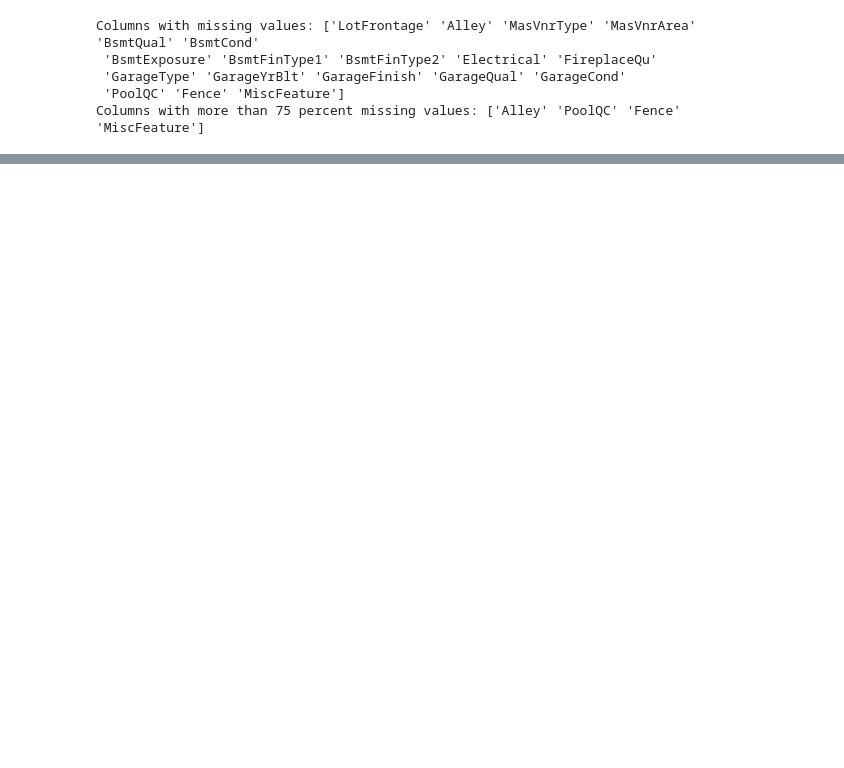
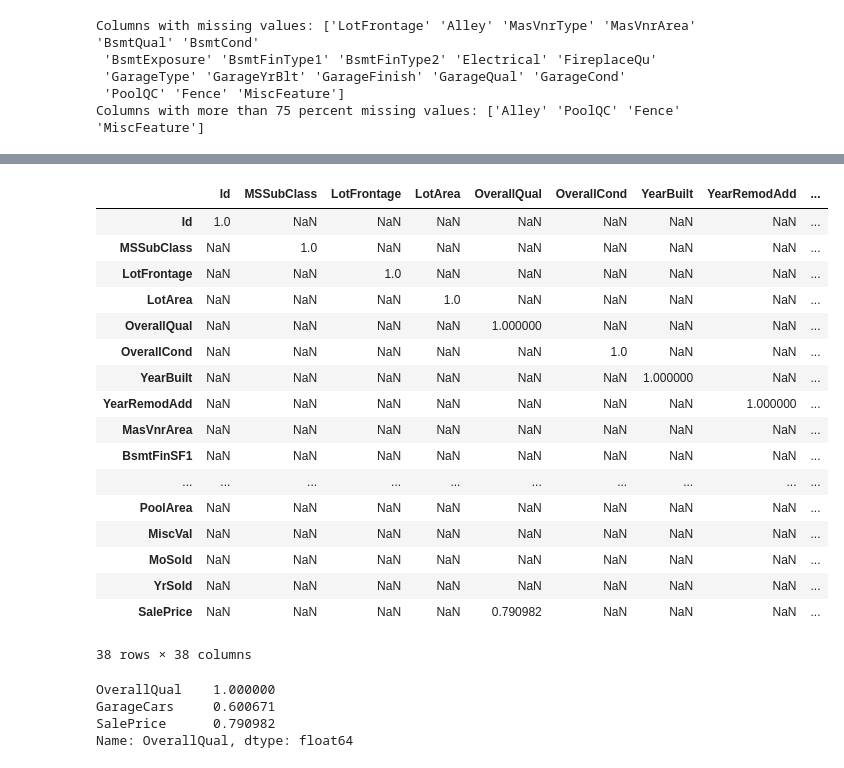
Before and after one commit to dpgochev/housing-market-predictions, a Jupyter notebook: src/data analysis.ipynb, the cells around one changed output, grey strips where cells are left out. Cells and saved outputs as stored; diff of their text form; code cells hidden in the pictures; blank space fills up the shorter version.

```diff
--- a/src/data analysis.ipynb
+++ b/src/data analysis.ipynb
@@ -196,0 +133,28 @@ sub_df.to_csv('../output/xgboost_submission.csv',index=False)
+# %%
+(correlation[correlation>0.6])
+# %% [output]
+|  | Id | MSSubClass | LotFrontage | LotArea | OverallQual | OverallCond | YearBuilt | YearRemodAdd | ... |
+| Id | 1.0 | NaN | NaN | NaN | NaN | NaN | NaN | NaN | ... |
+| MSSubClass | NaN | 1.0 | NaN | NaN | NaN | NaN | NaN | NaN | ... |
+| LotFrontage | NaN | NaN | 1.0 | NaN | NaN | NaN | NaN | NaN | ... |
+| LotArea | NaN | NaN | NaN | 1.0 | NaN | NaN | NaN | NaN | ... |
+| OverallQual | NaN | NaN | NaN | NaN | 1.000000 | NaN | NaN | NaN | ... |
+| OverallCond | NaN | NaN | NaN | NaN | NaN | 1.0 | NaN | NaN | ... |
+| YearBuilt | NaN | NaN | NaN | NaN | NaN | NaN | 1.000000 | NaN | ... |
+| YearRemodAdd | NaN | NaN | NaN | NaN | NaN | NaN | NaN | 1.000000 | ... |
+| MasVnrArea | NaN | NaN | NaN | NaN | NaN | NaN | NaN | NaN | ... |
+| BsmtFinSF1 | NaN | NaN | NaN | NaN | NaN | NaN | NaN | NaN | ... |
+| ... | ... | ... | ... | ... | ... | ... | ... | ... | ... |
+| PoolArea | NaN | NaN | NaN | NaN | NaN | NaN | NaN | NaN | ... |
+| MiscVal | NaN | NaN | NaN | NaN | NaN | NaN | NaN | NaN | ... |
+| MoSold | NaN | NaN | NaN | NaN | NaN | NaN | NaN | NaN | ... |
+| YrSold | NaN | NaN | NaN | NaN | NaN | NaN | NaN | NaN | ... |
+| SalePrice | NaN | NaN | NaN | NaN | 0.790982 | NaN | NaN | NaN | ... |
+38 rows × 38 columns
+# %%
+print(correlation.OverallQual[correlation.OverallQual>0.6])
+# %% [output]
+OverallQual    1.000000
+GarageCars     0.600671
+SalePrice      0.790982
+Name: OverallQual, dtype: float64
```
Also changed, not shown: parts of 27 cells of this notebook, 1 other file.
